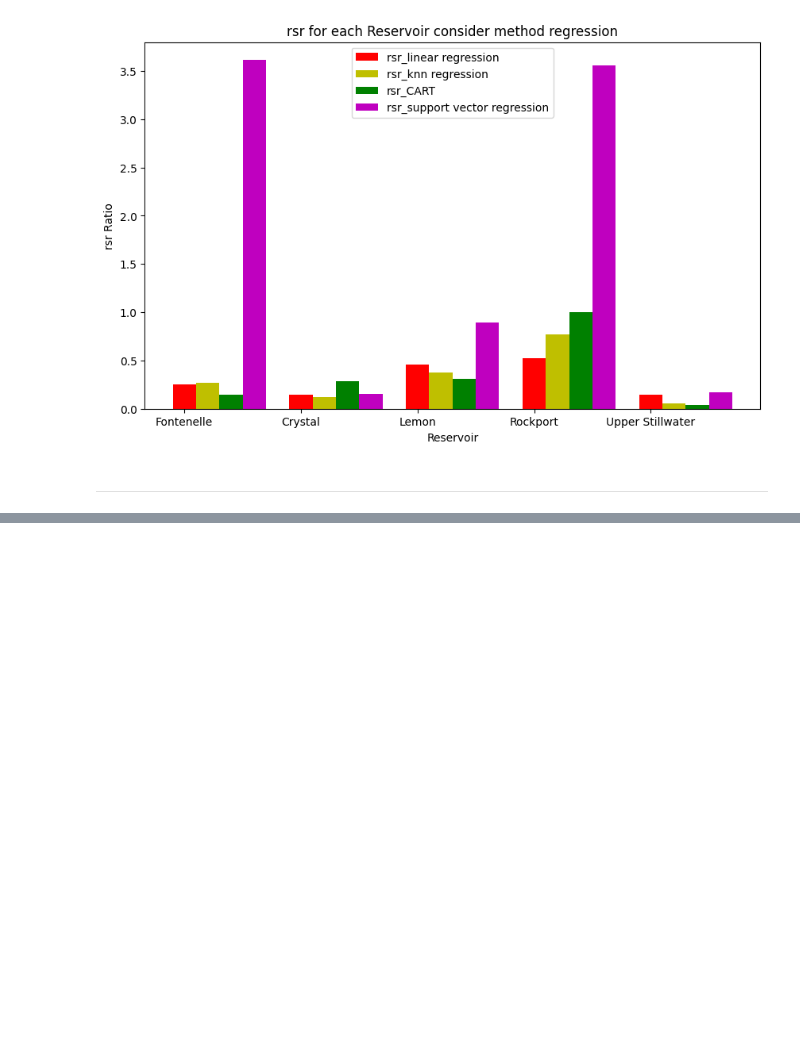
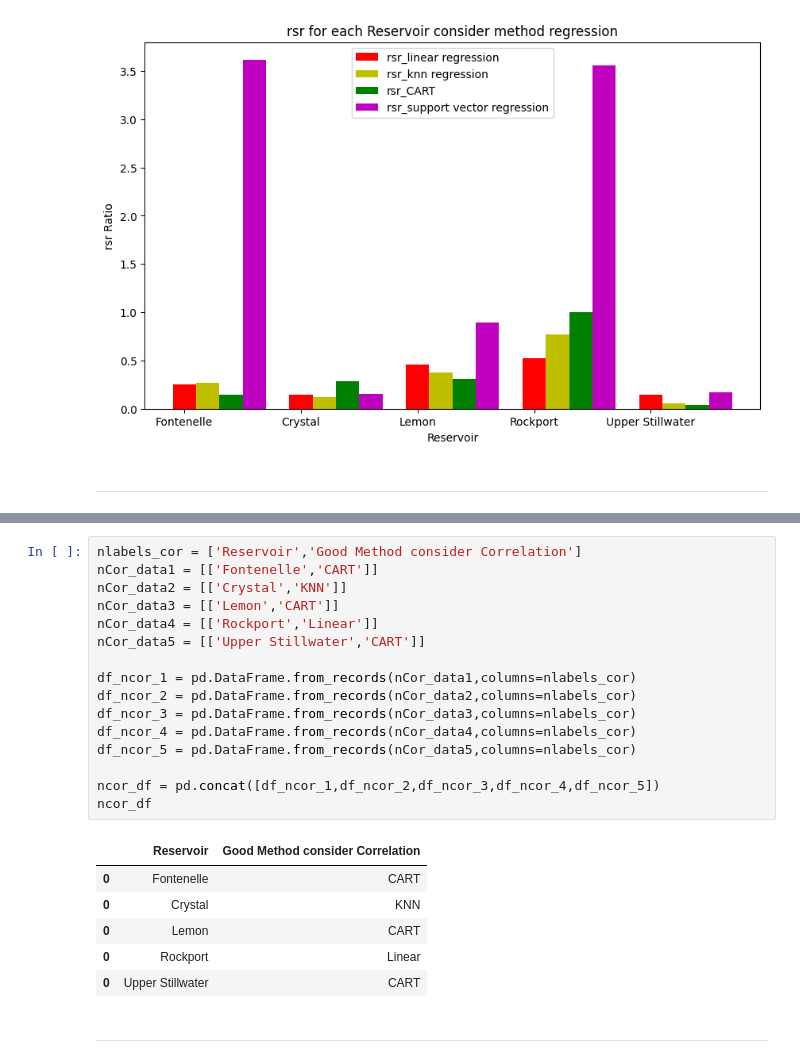
Before and after one commit to sitthatkaja/statistics, a Jupyter notebook: Testofpaper.ipynb, the cells around one changed output, grey strips where cells are left out. Saved outputs shown, nothing was run; the diff lists cells and outputs as text; blank space fills up the shorter version.

```diff
--- a/Testofpaper.ipynb
+++ b/Testofpaper.ipynb
@@ -841,0 +853,25 @@ plt.legend();
+# %%
+nlabels_cor = ['Reservoir','Good Method consider Correlation']
+nCor_data1 = [['Fontenelle','CART']]
+nCor_data2 = [['Crystal','KNN']]
+nCor_data3 = [['Lemon','CART']]
+nCor_data4 = [['Rockport','Linear']]
+nCor_data5 = [['Upper Stillwater','CART']]
+
+df_ncor_1 = pd.DataFrame.from_records(nCor_data1,columns=nlabels_cor)
+df_ncor_2 = pd.DataFrame.from_records(nCor_data2,columns=nlabels_cor)
+df_ncor_3 = pd.DataFrame.from_records(nCor_data3,columns=nlabels_cor)
+df_ncor_4 = pd.DataFrame.from_records(nCor_data4,columns=nlabels_cor)
+df_ncor_5 = pd.DataFrame.from_records(nCor_data5,columns=nlabels_cor)
+
+ncor_df = pd.concat([df_ncor_1,df_ncor_2,df_ncor_3,df_ncor_4,df_ncor_5])
+ncor_df
+# %% [output]
+|  | Reservoir | Good Method consider Correlation |
+| 0 | Fontenelle | CART |
+| 0 | Crystal | KNN |
+| 0 | Lemon | CART |
+| 0 | Rockport | Linear |
+| 0 | Upper Stillwater | CART |
+# %% [markdown]
+---
```
Also changed, not shown: parts of 7 cells of this notebook.
